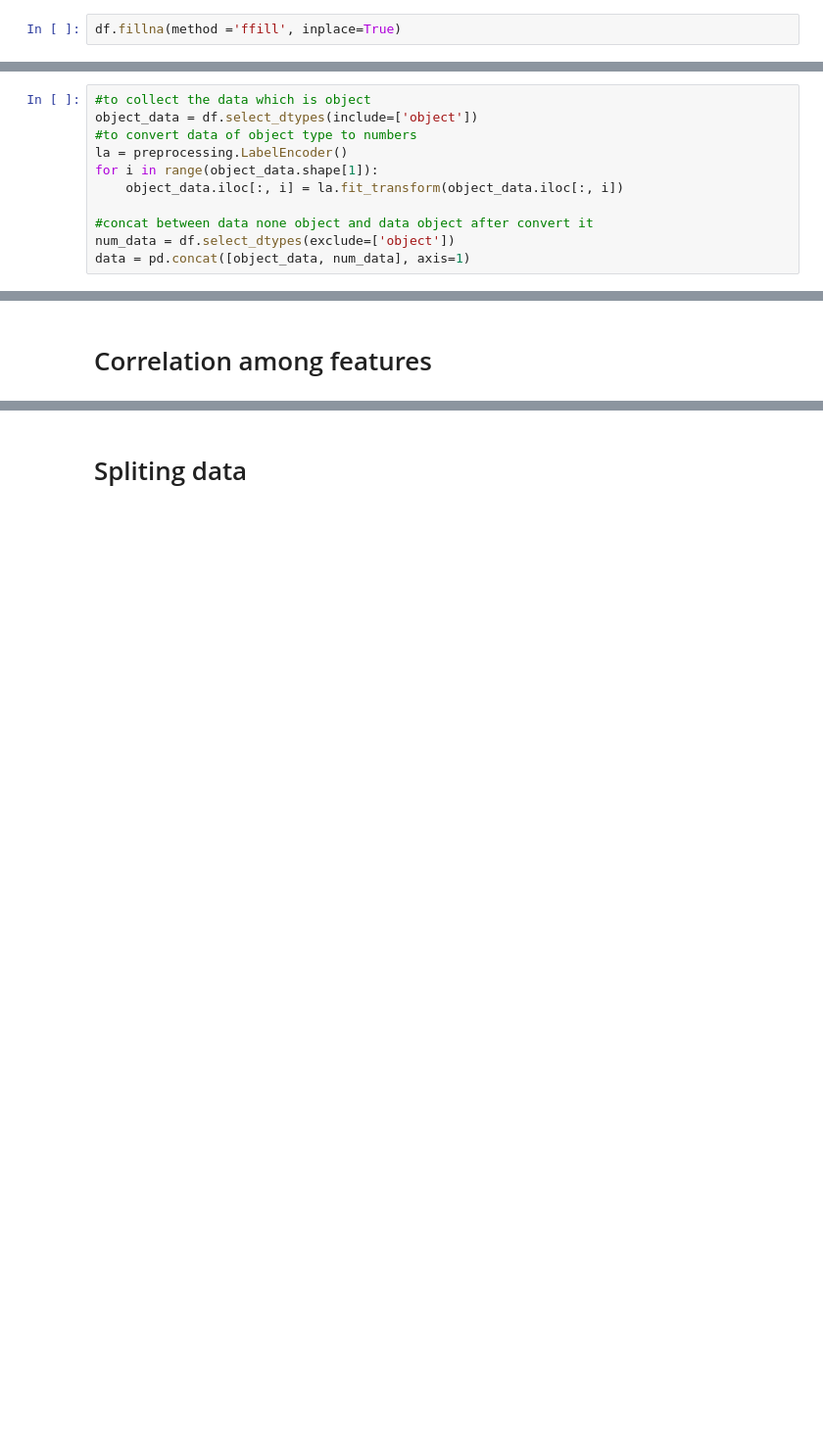
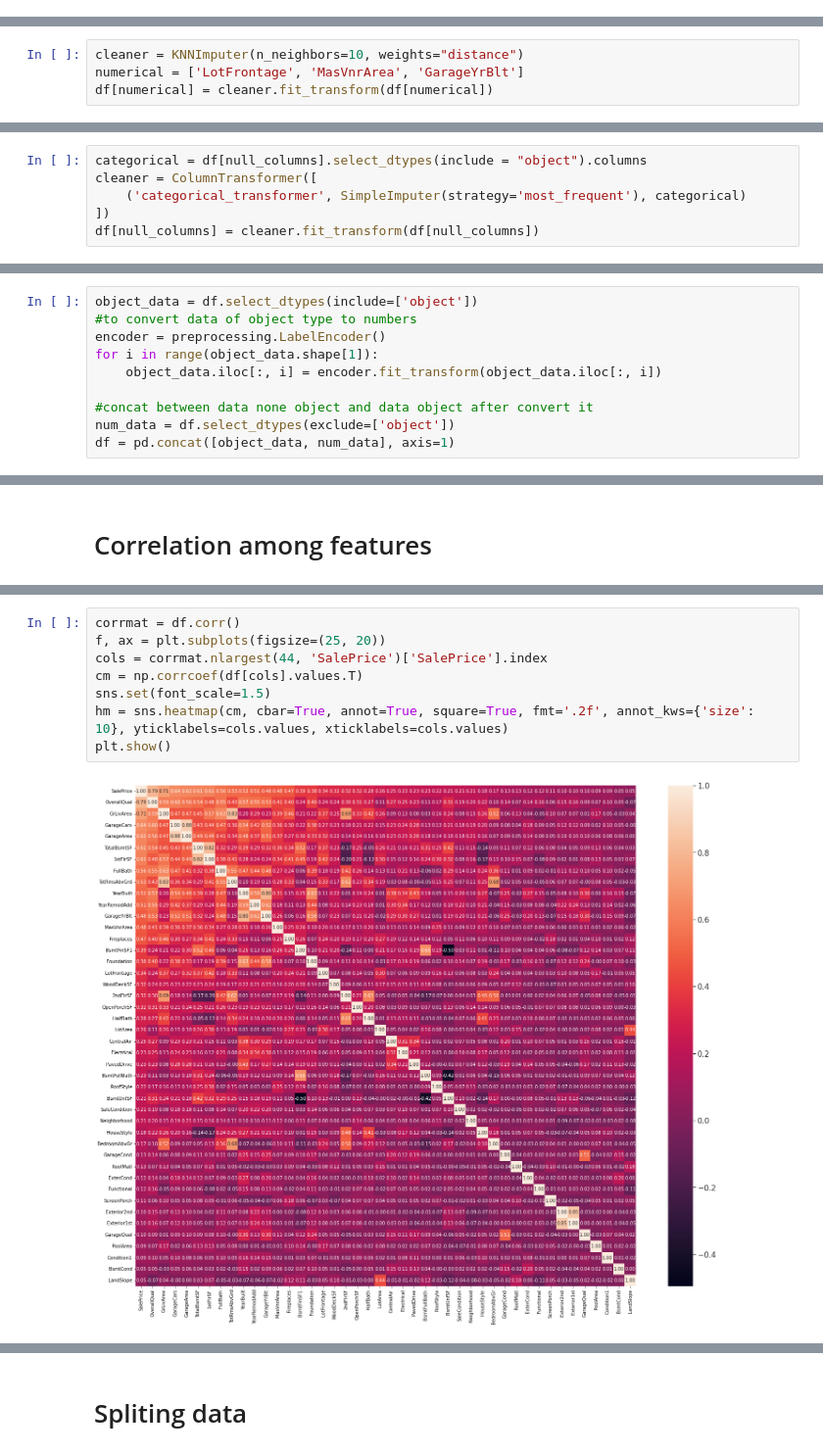
Before and after one commit to ZiadHamada/ZiadHamada, a Jupyter notebook: house-pricesing-linearregression-decisiontree.ipynb, the cells around one changed output, grey strips where cells are left out. Shown at 98% size. Drawn from its saved outputs; the diff is of its cells as text; blank space fills up the shorter version.

```diff
--- a/house-pricesing-linearregression-decisiontree.ipynb
+++ b/house-pricesing-linearregression-decisiontree.ipynb
@@ -98,2 +116,0 @@ df.shape
-# %%
-df.fillna(method ='ffill', inplace=True)
@@ -100,3 +135,7 @@ df.fillna(method ='ffill', inplace=True)
+# %%
+cleaner = KNNImputer(n_neighbors=10, weights="distance")
+numerical = ['LotFrontage', 'MasVnrArea', 'GarageYrBlt']
+df[numerical] = cleaner.fit_transform(df[numerical])
 # %%
 null_columns=df.columns[df.isnull().any()]
 df[null_columns].isnull().sum()
@@ -104,0 +155,6 @@ Series([], dtype: float64)
+# %%
+categorical = df[null_columns].select_dtypes(include = "object").columns
+cleaner = ColumnTransformer([
+    ('categorical_transformer', SimpleImputer(strategy='most_frequent'), categorical)
+])
+df[null_columns] = cleaner.fit_transform(df[null_columns])
@@ -105,14 +168,13 @@ Series([], dtype: float64)
 # %%
-#to collect the data which is object
 object_data = df.select_dtypes(include=['object'])
 #to convert data of object type to numbers
-la = preprocessing.LabelEncoder()
+encoder = preprocessing.LabelEncoder()
 for i in range(object_data.shape[1]):
-    object_data.iloc[:, i] = la.fit_transform(object_data.iloc[:, i])
+    object_data.iloc[:, i] = encoder.fit_transform(object_data.iloc[:, i])
 
 #concat between data none object and data object after convert it
 num_data = df.select_dtypes(exclude=['object'])
-data = pd.concat([object_data, num_data], axis=1)
+df = pd.concat([object_data, num_data], axis=1)
 # %% [output]
 A value is trying to be set on a copy of a slice from a DataFrame.
 Try using .loc[row_indexer,col_indexer] = value instead
@@ -153,0 +218,10 @@ output_df = pd.DataFrame(output_nparray, columns=target_feature_names)
+# %%
+corrmat = df.corr()
+f, ax = plt.subplots(figsize=(25, 20))
+cols = corrmat.nlargest(44, 'SalePrice')['SalePrice'].index
+cm = np.corrcoef(df[cols].values.T)
+sns.set(font_scale=1.5)
+hm = sns.heatmap(cm, cbar=True, annot=True, square=True, fmt='.2f', annot_kws={'size': 10}, yticklabels=cols.values, xticklabels=cols.values)
+plt.show()
+# %% [output]
+[figure, added]
```
Also changed, not shown: parts of 49 cells of this notebook.
